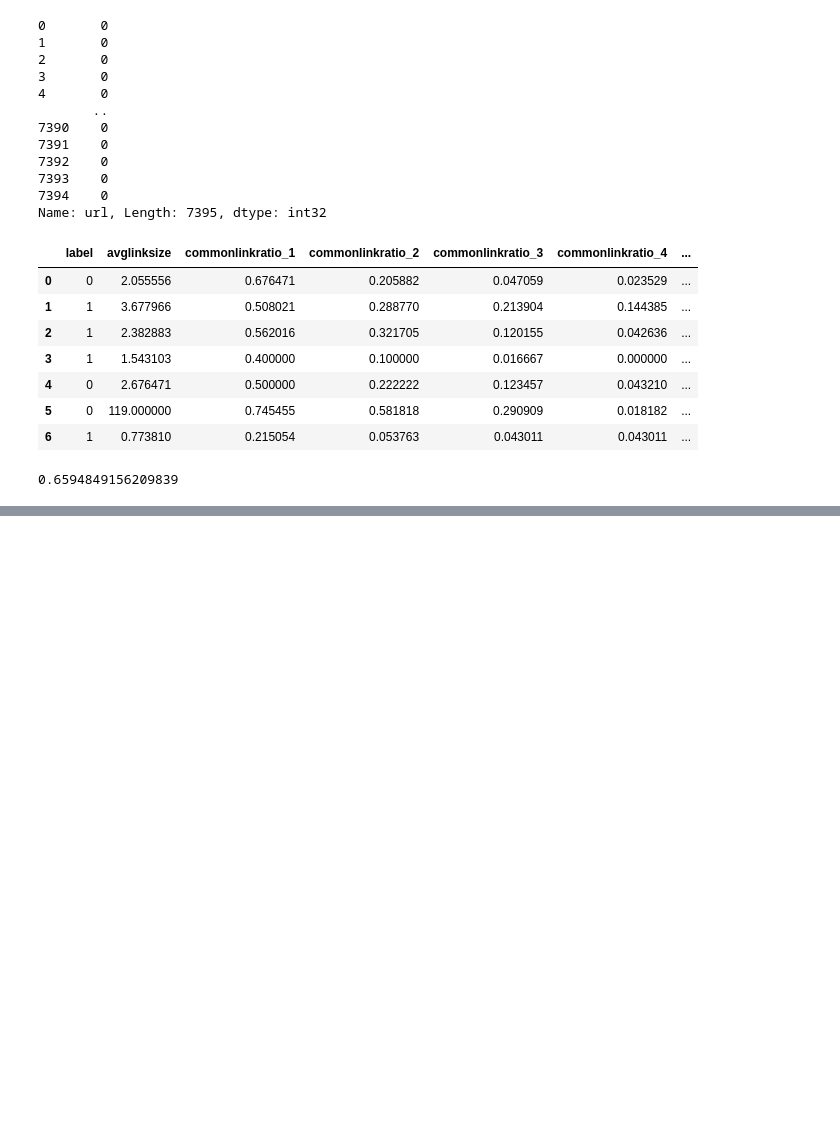
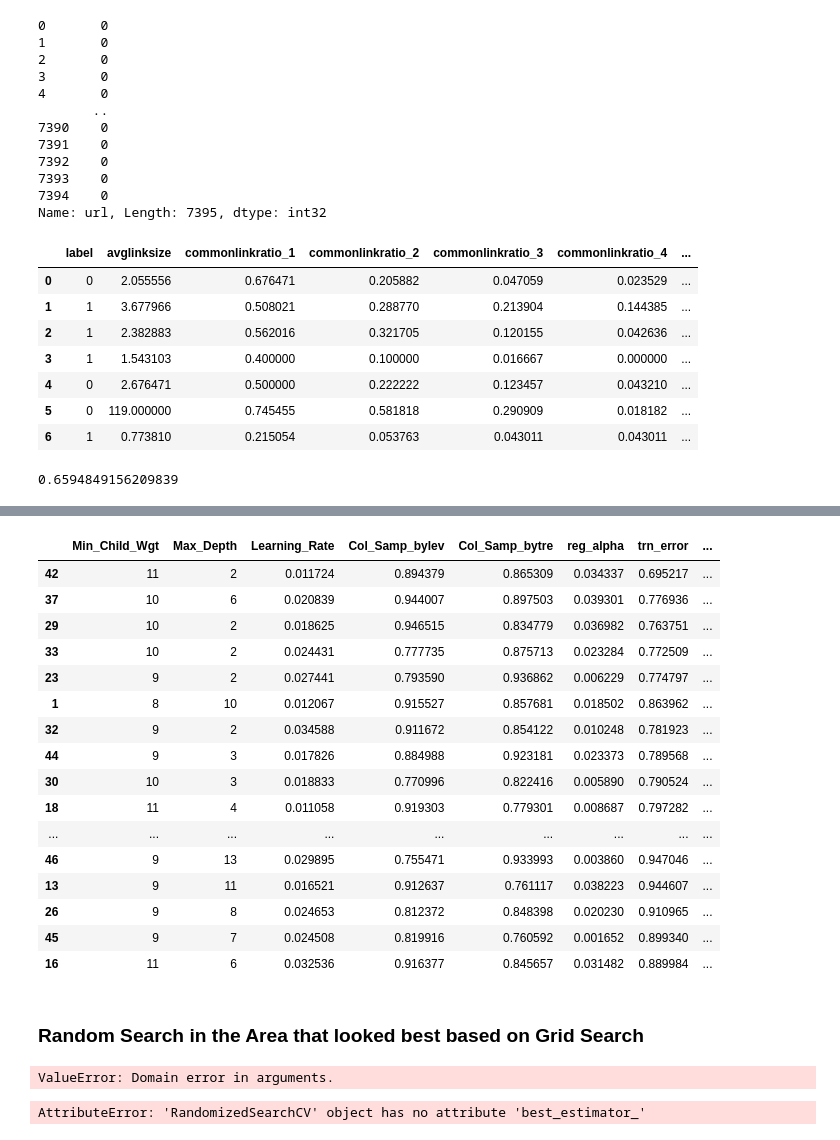
Before and after one commit to pb8300a/Kaggle, a Jupyter notebook: Evergreen/Explore_data.ipynb, the cells around one changed output, grey strips where cells are left out. Cells and saved outputs as stored; diff of their text form; code cells hidden in the pictures; blank space fills up the shorter version.

```diff
--- a/Evergreen/Explore_data.ipynb
+++ b/Evergreen/Explore_data.ipynb
@@ -454,0 +374,77 @@ plt.subplots_adjust(bottom=0, left = 0,right=2, top=3,hspace = 0.5 )
+# %%
+metrics_to_plot.sort_values('hld_error')
+# %% [output]
+|  | Min_Child_Wgt | Max_Depth | Learning_Rate | Col_Samp_bylev | Col_Samp_bytre | reg_alpha | trn_error | ... |
+| 42 | 11 | 2 | 0.011724 | 0.894379 | 0.865309 | 0.034337 | 0.695217 | ... |
+| 37 | 10 | 6 | 0.020839 | 0.944007 | 0.897503 | 0.039301 | 0.776936 | ... |
+| 29 | 10 | 2 | 0.018625 | 0.946515 | 0.834779 | 0.036982 | 0.763751 | ... |
+| 33 | 10 | 2 | 0.024431 | 0.777735 | 0.875713 | 0.023284 | 0.772509 | ... |
+| 23 | 9 | 2 | 0.027441 | 0.793590 | 0.936862 | 0.006229 | 0.774797 | ... |
+| 1 | 8 | 10 | 0.012067 | 0.915527 | 0.857681 | 0.018502 | 0.863962 | ... |
+| 32 | 9 | 2 | 0.034588 | 0.911672 | 0.854122 | 0.010248 | 0.781923 | ... |
+| 44 | 9 | 3 | 0.017826 | 0.884988 | 0.923181 | 0.023373 | 0.789568 | ... |
+| 30 | 10 | 3 | 0.018833 | 0.770996 | 0.822416 | 0.005890 | 0.790524 | ... |
+| 18 | 11 | 4 | 0.011058 | 0.919303 | 0.779301 | 0.008687 | 0.797282 | ... |
+| ... | ... | ... | ... | ... | ... | ... | ... | ... |
+| 46 | 9 | 13 | 0.029895 | 0.755471 | 0.933993 | 0.003860 | 0.947046 | ... |
+| 13 | 9 | 11 | 0.016521 | 0.912637 | 0.761117 | 0.038223 | 0.944607 | ... |
+| 26 | 9 | 8 | 0.024653 | 0.812372 | 0.848398 | 0.020230 | 0.910965 | ... |
+| 45 | 9 | 7 | 0.024508 | 0.819916 | 0.760592 | 0.001652 | 0.899340 | ... |
+| 16 | 11 | 6 | 0.032536 | 0.916377 | 0.845657 | 0.031482 | 0.889984 | ... |
+# %% [markdown]
+### Random Search in the Area that looked best based on Grid Search
+# %%
+#### XGBOOST -- Random Parameter search ####
+#n_estimators = number of trees
+#n_iter = number of parameter combinations to check
+
+warnings.simplefilter(action='ignore', category=FutureWarning)
+xgb_cv = XGBClassifier(n_estimators = 300, objective = 'binary:logistic',rnadom_state = 123123)
+param_xgb_search = {'min_child_weight':randint(8,4),
+                    'max_depth': randint(6,4),
+                    'learning_rate': uniform(0.005,0.02),
+                    'colsample_bylevel': uniform(0.75,0.2),
+                    'colsample_bytree': uniform(0.75,0.2),
+                    'reg_alpha': uniform(0.005,0.01)
+}
+random_search_xgb = RandomizedSearchCV(xgb_cv,
+                                      param_distributions = param_xgb_search,
+                                      n_iter = 5,
+                                      cv = 5,
+                                      scoring = 'roc_auc',
+                                      random_state = 1231,
+                                      refit = True)
+random_search_xgb.fit(X_trn,y_trn, eval_metric = 'auc',
+                      eval_set = [(X_hld,y_hld)],
+                      early_stopping_rounds = 10,
+                      verbose = 0)
+# %% [output]
+ValueError: Domain error in arguments.
+# %%
+print(random_search_xgb.best_estimator_)
+
+##Training Error
+xgb_bestmdl_pred_trn = pd.Series(random_search_xgb.predict_proba(X_trn)[:,1],index = y_trn.index)
+error_xgb_trn = pd.concat([y_trn,xgb_bestmdl_pred_trn],axis = 1)
+error_xgb_trn = error_xgb_trn.rename(columns = {'label':'actual',0:'prediction'})
+fpr, tpr, thresholds = metrics.roc_curve(error_xgb_trn.actual, error_xgb_trn.prediction, pos_label=1)
+print(metrics.auc(fpr, tpr))
+
+##Holdout Error
+xgb_bestmdl_pred_hld = pd.Series(random_search_xgb.predict_proba(X_hld)[:,1],index = y_hld.index)
+error_xgb_hld = pd.concat([y_hld,xgb_bestmdl_pred_hld],axis = 1)
+error_xgb_hld = error_xgb_hld.rename(columns = {'label':'actual',0:'prediction'})
+fpr, tpr, thresholds = metrics.roc_curve(error_xgb_hld.actual, error_xgb_hld.prediction, pos_label=1)
+print(metrics.auc(fpr, tpr))
+
+##Create Test
+col_order = X_hld.columns.tolist()
+clean_tst = clean_tst[col_order]
+xgb_bestmdl_pred_tst = pd.Series(random_search_xgb.predict_proba(clean_tst)[:,1])
+out_tst = pd.concat([raw_tst.urlid,xgb_bestmdl_pred_tst],axis = 1)
+out_tst = out_tst.rename(columns = {'urlid':'urlid',0:"label"})
+out_tst.to_csv('test_file_v5.csv',sep = ',')
+
+plot_importance(random_search_xgb.best_estimator_,max_num_features = 7)
+# %% [output]
+AttributeError: 'RandomizedSearchCV' object has no attribute 'best_estimator_'
```
Also changed, not shown: parts of 7 cells of this notebook.
